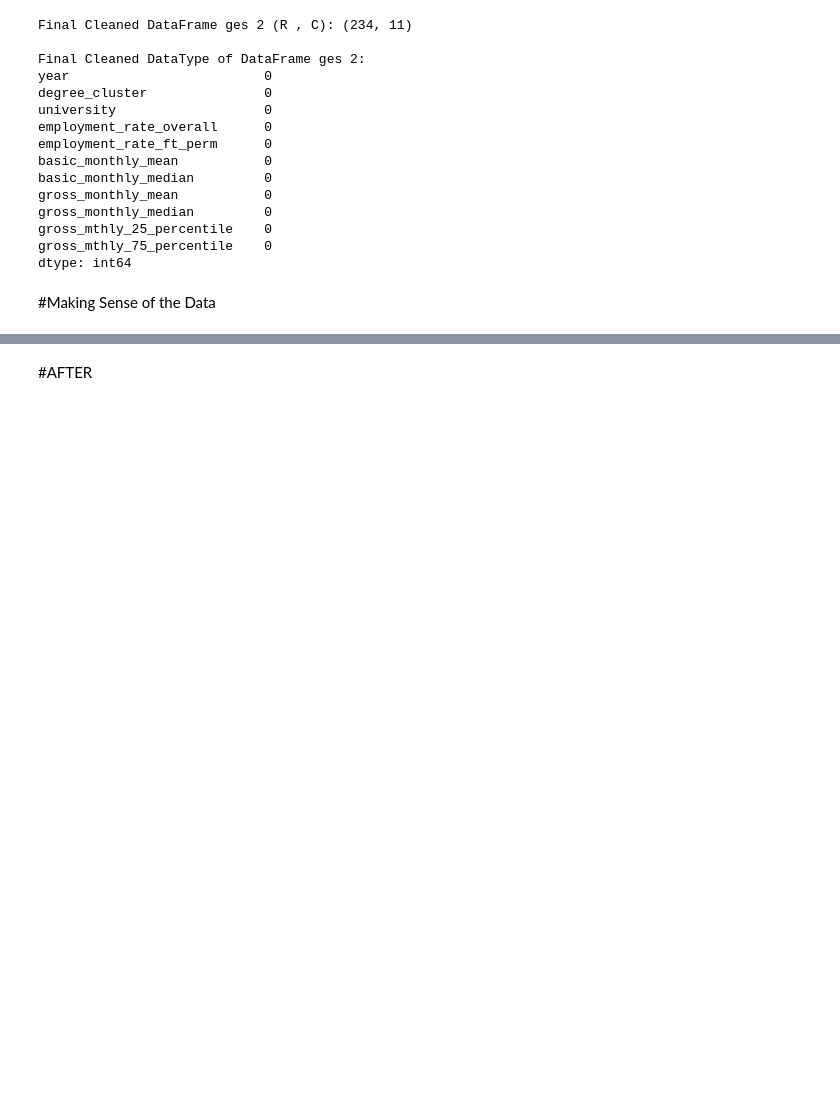
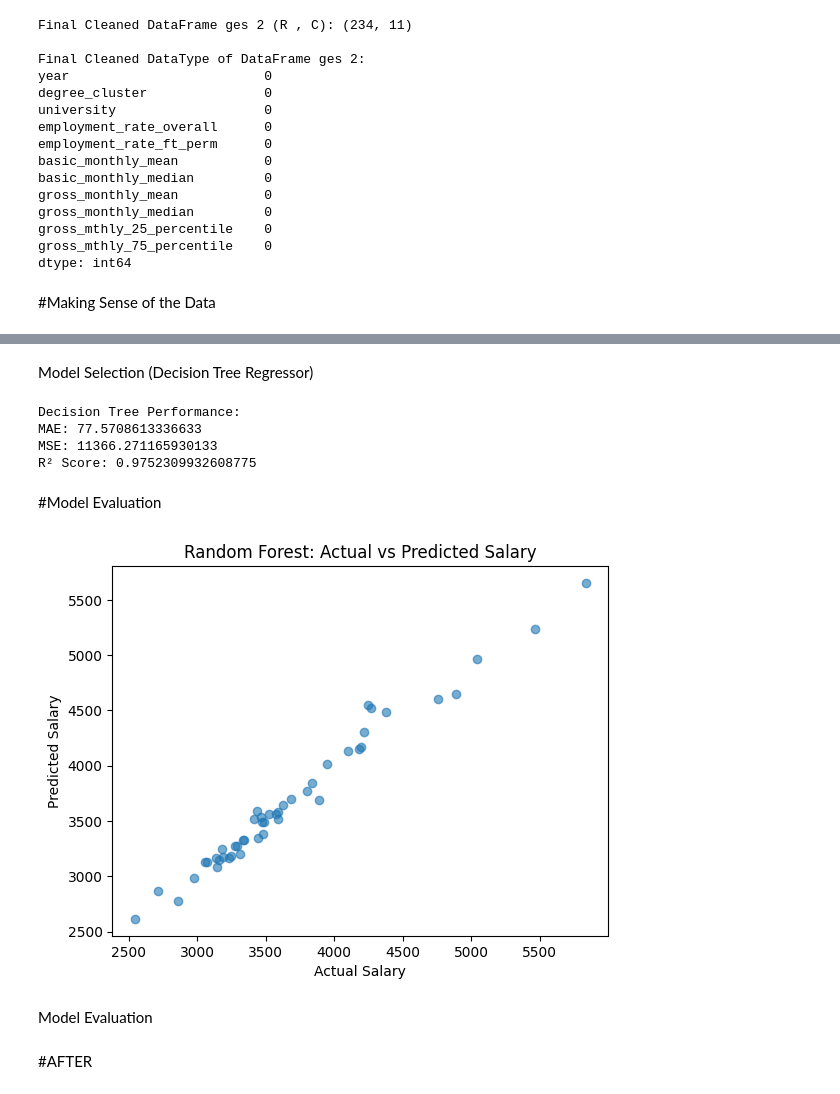
Before and after one commit to cheonghf/ML-P4-03, a Jupyter notebook: V2_Project_SourceCode_P4_03.ipynb, the cells around one changed output, grey strips where cells are left out. Saved outputs shown, nothing was run; the diff lists cells and outputs as text; code cells hidden in the pictures; blank space fills up the shorter version.

```diff
--- a/V2_Project_SourceCode_P4_03.ipynb
+++ b/V2_Project_SourceCode_P4_03.ipynb
@@ -239,0 +271,4 @@ df_ges2_clean.to_csv("my_data.csv", index=False)
+# %%
+# Define X (features) and y (target)
+X = df_ges3.drop(columns=['basic_monthly_mean', 'basic_monthly_median', 'gross_monthly_mean', 'gross_monthly_median'])
+y = df_ges3['basic_monthly_mean']
@@ -239,0 +303,16 @@ df_ges2_clean.to_csv("my_data.csv", index=False)
+# %%
+from sklearn.linear_model import LinearRegression
+from sklearn.metrics import mean_absolute_error, mean_squared_error, r2_score
+
+# Train Linear Regression Model
+lr_model = LinearRegression()
+lr_model.fit(X_train_scaled, y_train)
+
+# Predictions
+y_pred_lr = lr_model.predict(X_test_scaled)
+
+# Evaluate model performance
+print("Linear Regression Performance:")
+print(f"MAE: {mean_absolute_error(y_test, y_pred_lr)}")
+print(f"MSE: {mean_squared_error(y_test, y_pred_lr)}")
+print(f"R² Score: {r2_score(y_test, y_pred_lr)}")
@@ -239,0 +326,15 @@ df_ges2_clean.to_csv("my_data.csv", index=False)
+# %%
+from sklearn.ensemble import RandomForestRegressor
+
+# Train a Random Forest Model
+rf_model = RandomForestRegressor(n_estimators=100, random_state=42)
+rf_model.fit(X_train_scaled, y_train)
+
+# Predictions
+y_pred_rf = rf_model.predict(X_test_scaled)
+
+# Evaluate performance
+print("Random Forest Performance:")
+print(f"MAE: {mean_absolute_error(y_test, y_pred_rf)}")
+print(f"MSE: {mean_squared_error(y_test, y_pred_rf)}")
+print(f"R² Score: {r2_score(y_test, y_pred_rf)}")
@@ -240,3 +362,38 @@ df_ges2_clean.to_csv("my_data.csv", index=False)
+# %% [markdown]
+Model Selection (Decision Tree Regressor)
+# %%
+from sklearn.tree import DecisionTreeRegressor
+
+dt_model = DecisionTreeRegressor(max_depth=5, random_state=42)
+dt_model.fit(X_train, y_train)
+
+y_pred_dt = dt_model.predict(X_test)
+
+# Evaluate performance
+print("Decision Tree Performance:")
+print(f"MAE: {mean_absolute_error(y_test, y_pred_rf)}")
+print(f"MSE: {mean_squared_error(y_test, y_pred_rf)}")
+print(f"R² Score: {r2_score(y_test, y_pred_rf)}")
+# %% [output]
+Decision Tree Performance:
+MAE: 77.5708613336633
+MSE: 11366.271165930133
+R² Score: 0.9752309932608775
+# %% [markdown]
+#Model Evaluation
+# %%
+import matplotlib.pyplot as plt
+
+# Compare actual vs predicted salaries
+plt.scatter(y_test, y_pred_rf, alpha=0.6)
+plt.xlabel("Actual Salary")
+plt.ylabel("Predicted Salary")
+plt.title("Random Forest: Actual vs Predicted Salary")
+plt.show()
+# %% [output]
+[figure, added]
+# %% [markdown]
+Model Evaluation
 # %% [markdown]
 #AFTER
 # %%
```
Also changed, not shown: parts of 16 cells of this notebook.
